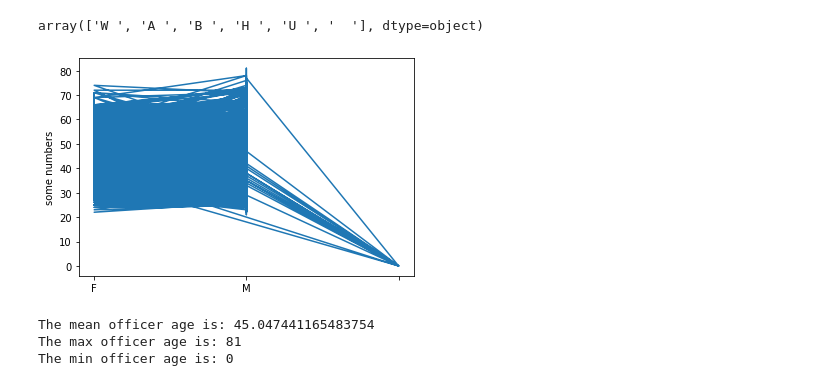
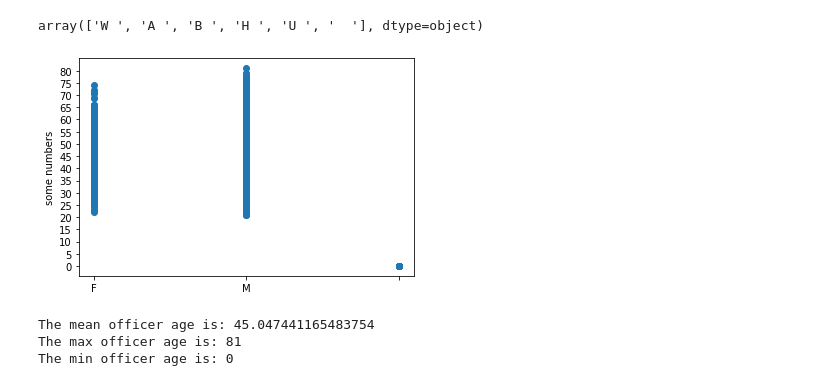
Before and after one commit to dmorton714/lmpd, a Jupyter notebook: lmpd.ipynb, the cells around one changed output. Drawn from its saved outputs; the diff is of its cells as text; code cells hidden in the pictures.

```diff
--- a/lmpd.ipynb
+++ b/lmpd.ipynb
@@ -71,11 +71,12 @@ df3.oh_race.unique()
 # %% [output]
 array(['W ', 'A ', 'B ', 'H ', 'U ', '  '], dtype=object)
 # %%
-plt.plot(df3['oh_sex'], df3['oh_age'])
+plt.scatter(df3['oh_sex'], df3['oh_age'])
 plt.ylabel('some numbers')
+plt.yticks(np.arange(df3['oh_age'].min(), df3['oh_age'].max(),5))
 plt.show()
 # %% [output]
-[figure, old version]
+[figure, new version]
 # %%
 print("The mean officer age is:", df3['oh_age'].mean())
 print("The max officer age is:", df3['oh_age'].max())
```
Also changed, not shown: parts of 1 cell of this notebook, 1 other file.
